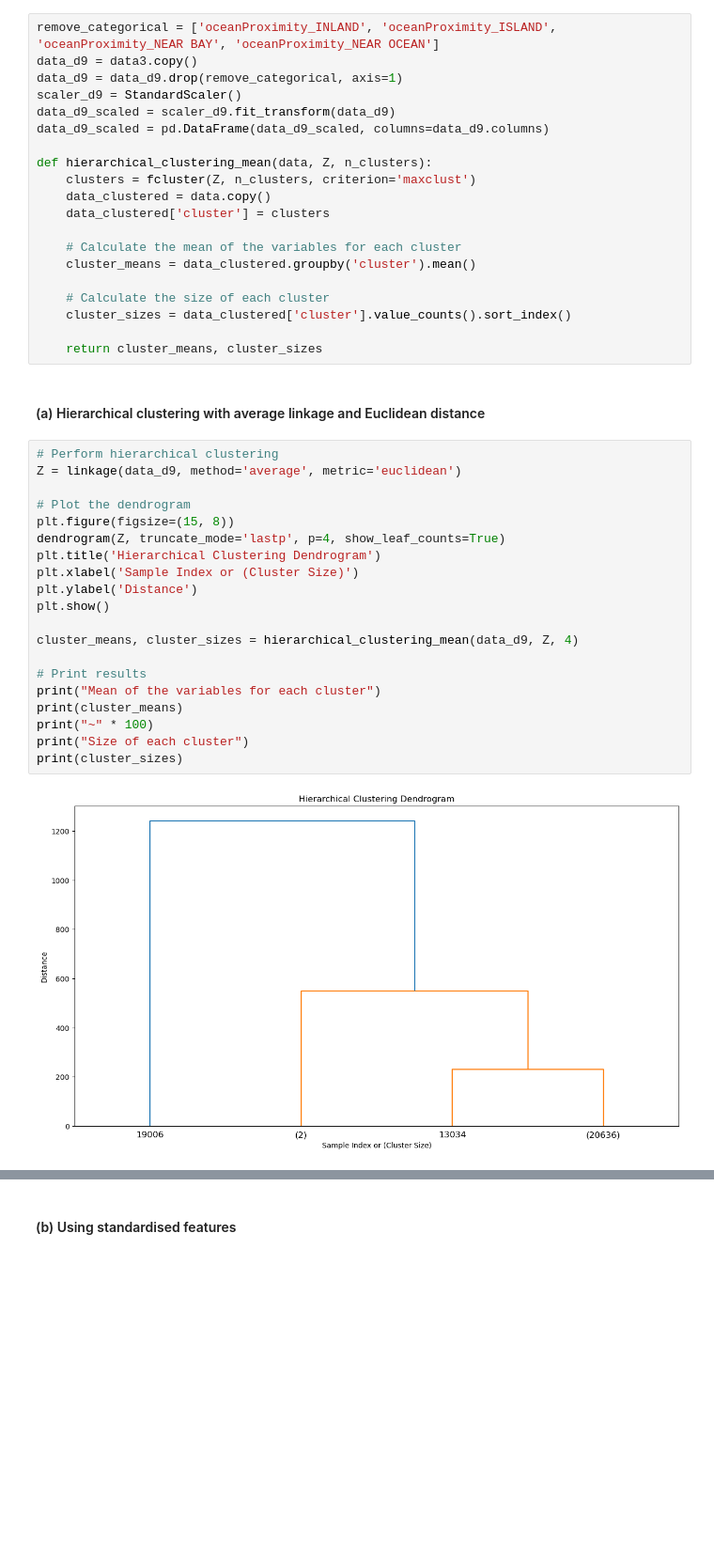
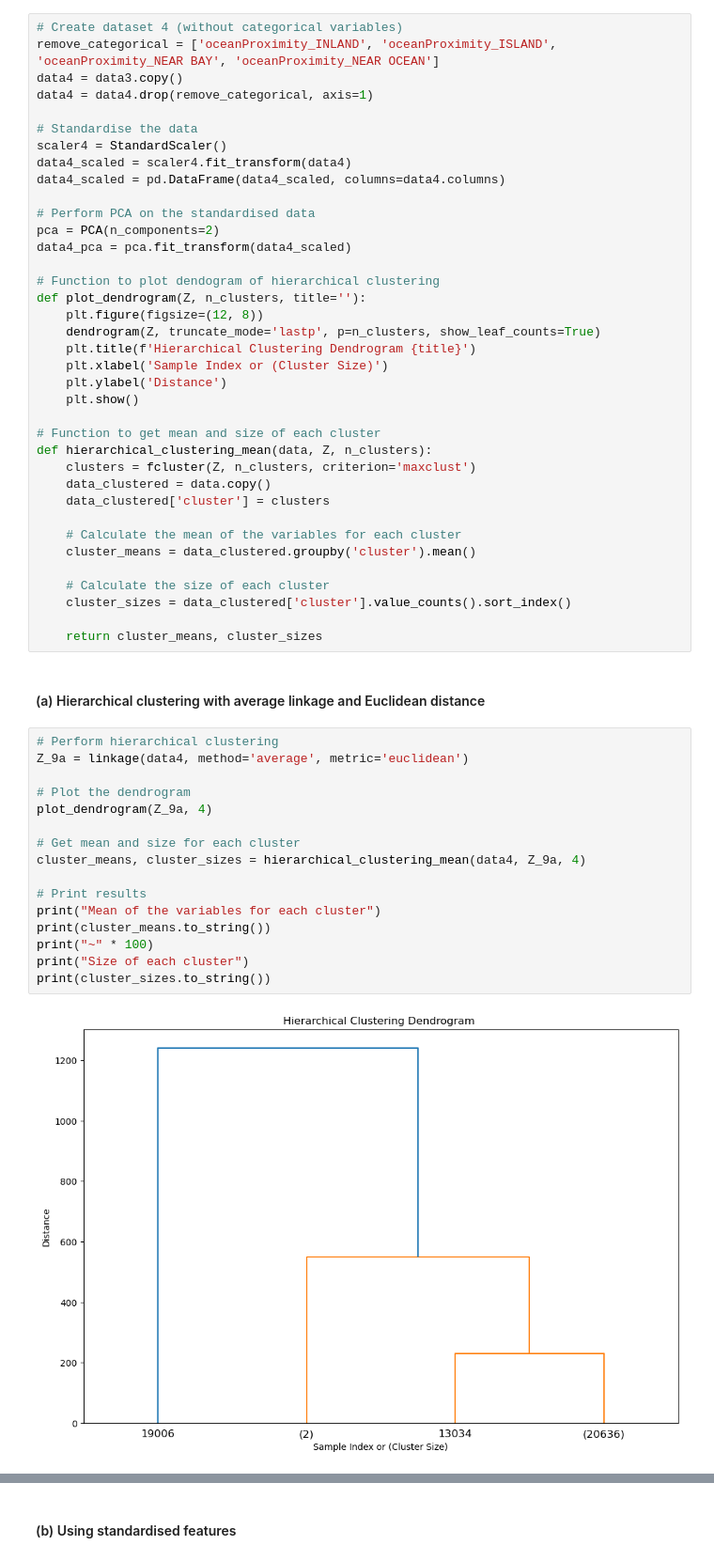
Before and after one commit to LisonLau/CITS5508-Assignments, a Jupyter notebook: Assignment 3 (20%)/assig3_23123849..ipynb, the cells around one changed output, grey strips where cells are left out. Shown at 94% size. Saved outputs shown, nothing was run; the diff lists cells and outputs as text; blank space fills up the shorter version.

Commit message:
D9 and D10 variables

```diff
--- a/Assignment 3 (20%)/assig3_23123849..ipynb
+++ b/Assignment 3 (20%)/assig3_23123849..ipynb
@@ -582,13 +582,30 @@ Test set RMSE       : 1.3394144069946134
 ## Clustering analysis
 ### D9 Using dataset 3 without categorical variables
 # %%
+# Create dataset 4 (without categorical variables)
 remove_categorical = ['oceanProximity_INLAND', 'oceanProximity_ISLAND', 'oceanProximity_NEAR BAY', 'oceanProximity_NEAR OCEAN']
-data_d9 = data3.copy()
-data_d9 = data_d9.drop(remove_categorical, axis=1)
-scaler_d9 = StandardScaler()
-data_d9_scaled = scaler_d9.fit_transform(data_d9)
-data_d9_scaled = pd.DataFrame(data_d9_scaled, columns=data_d9.columns)
+data4 = data3.copy()
+data4 = data4.drop(remove_categorical, axis=1)
 
+# Standardise the data
+scaler4 = StandardScaler()
+data4_scaled = scaler4.fit_transform(data4)
+data4_scaled = pd.DataFrame(data4_scaled, columns=data4.columns)
+
+# Perform PCA on the standardised data
+pca = PCA(n_components=2)
+data4_pca = pca.fit_transform(data4_scaled)
+
+# Function to plot dendogram of hierarchical clustering
+def plot_dendrogram(Z, n_clusters, title=''):
+    plt.figure(figsize=(12, 8))
+    dendrogram(Z, truncate_mode='lastp', p=n_clusters, show_leaf_counts=True)
+    plt.title(f'Hierarchical Clustering Dendrogram {title}')
+    plt.xlabel('Sample Index or (Cluster Size)')
+    plt.ylabel('Distance')
+    plt.show()
+
+# Function to get mean and size of each cluster
 def hierarchical_clustering_mean(data, Z, n_clusters):
     clusters = fcluster(Z, n_clusters, criterion='maxclust')
     data_clustered = data.copy()
@@ -605,24 +622,20 @@ def hierarchical_clustering_mean(data, Z, n_clusters):
 #### (a) Hierarchical clustering with average linkage and Euclidean distance
 # %%
 # Perform hierarchical clustering
-Z = linkage(data_d9, method='average', metric='euclidean')
+Z_9a = linkage(data4, method='average', metric='euclidean')
 
 # Plot the dendrogram
-plt.figure(figsize=(15, 8))
-dendrogram(Z, truncate_mode='lastp', p=4, show_leaf_counts=True)
-plt.title('Hierarchical Clustering Dendrogram')
-plt.xlabel('Sample Index or (Cluster Size)')
-plt.ylabel('Distance')
-plt.show()
+plot_dendrogram(Z_9a, 4)
 
-cluster_means, cluster_sizes = hierarchical_clustering_mean(data_d9, Z, 4)
+# Get mean and size for each cluster
+cluster_means, cluster_sizes = hierarchical_clustering_mean(data4, Z_9a, 4)
 
 # Print results
 print("Mean of the variables for each cluster")
-print(cluster_means)
+print(cluster_means.to_string())
 print("~" * 100)
 print("Size of each cluster")
-print(cluster_sizes)
+print(cluster_sizes.to_string())
 # %% [output]
-[figure, old version]
+[figure, new version]
 Mean of the variables for each cluster
```
Also changed, not shown: parts of 7 cells of this notebook.
